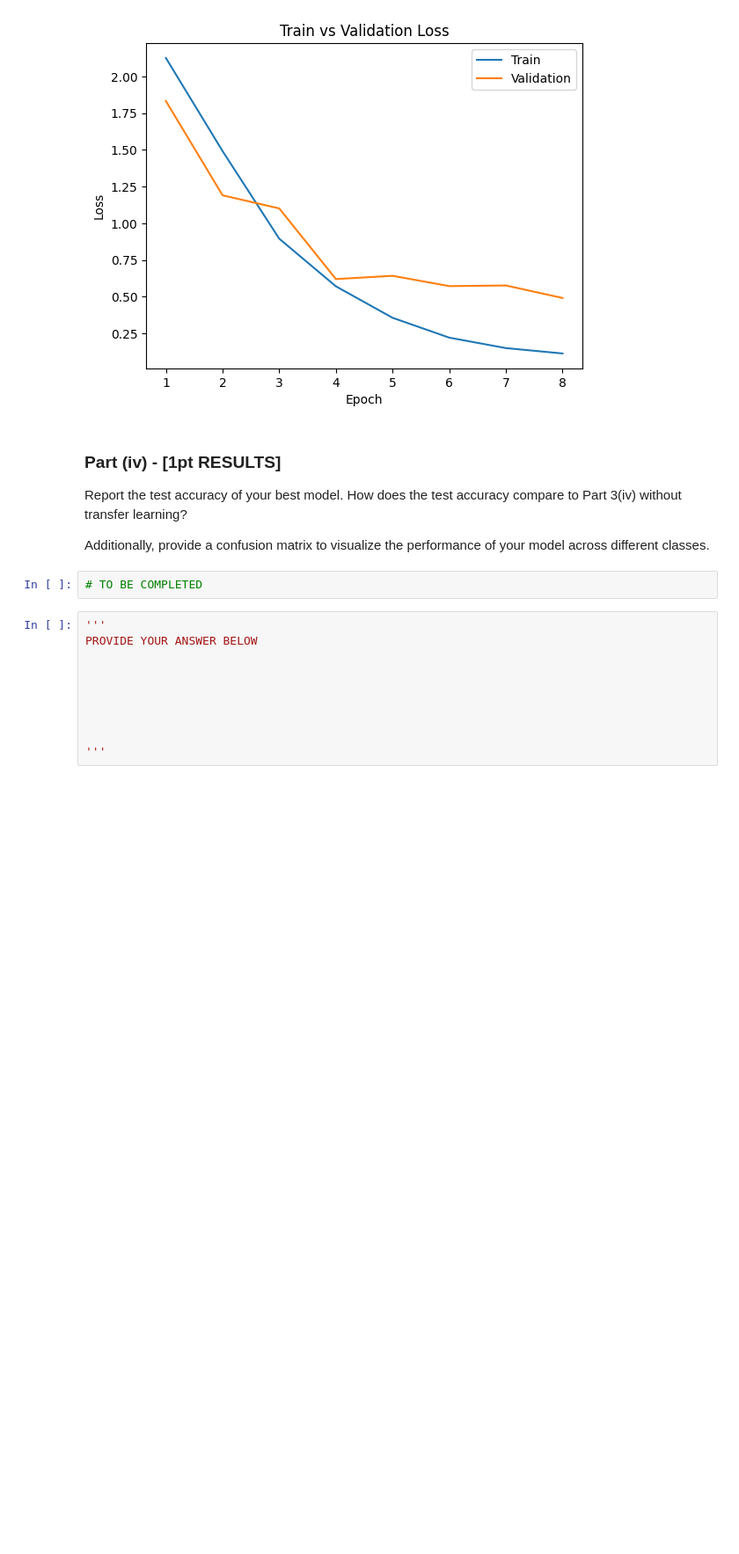
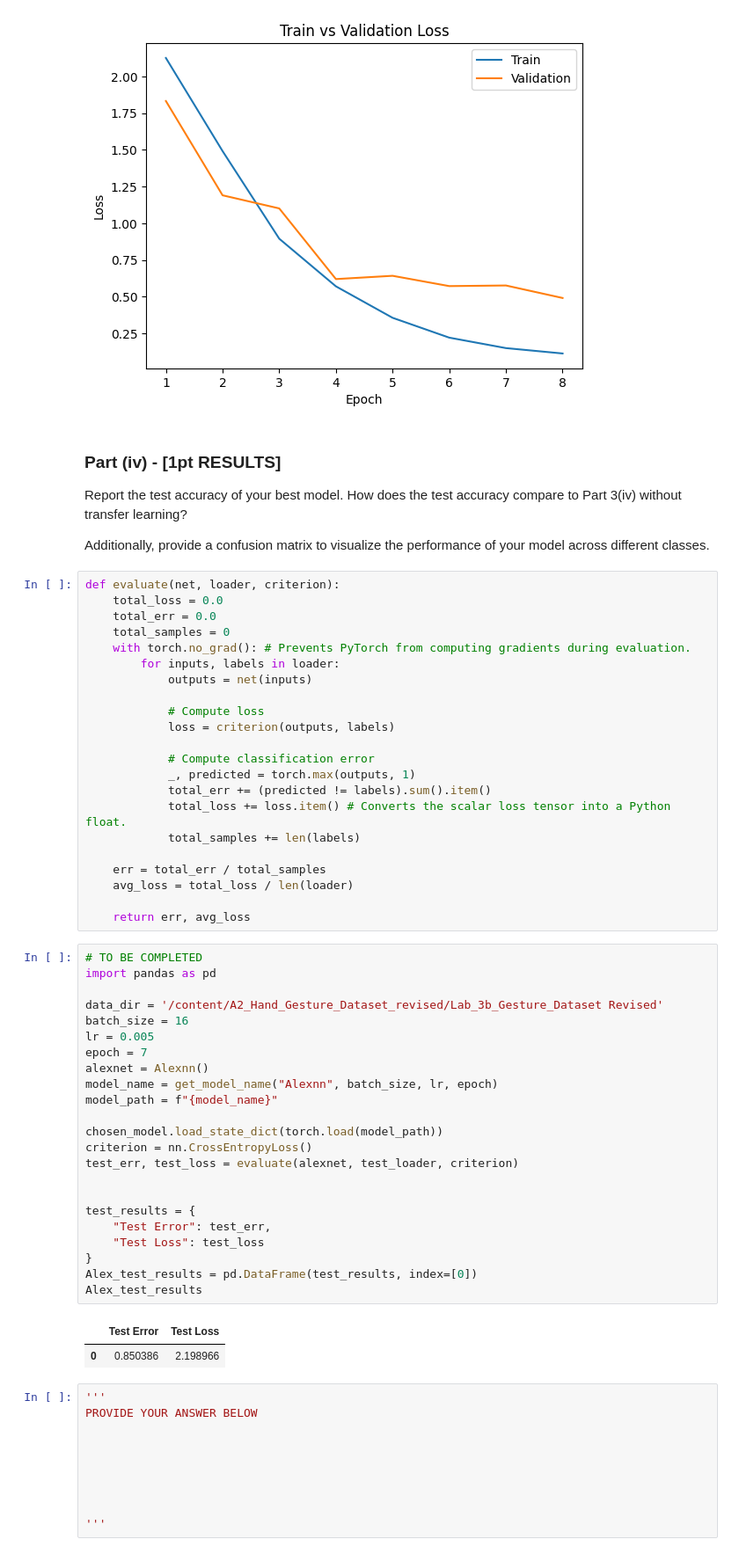
Before and after one commit to Fulankeee/MIE1517-Project-2, a Jupyter notebook: A2.ipynb, the cells around one changed output. Shown at 88% size. Drawn from its saved outputs; the diff is of its cells as text; blank space fills up the shorter version.

```diff
--- a/A2.ipynb
+++ b/A2.ipynb
@@ -1258,8 +1239,54 @@ plot_training_curve(bestmodel)
 Report the test accuracy of your best model. How does the test accuracy compare to Part 3(iv) without transfer learning?
 
 Additionally, provide a confusion matrix to visualize the performance of your model across different classes.
-# %%
-# TO BE COMPLETED
+# %%
+def evaluate(net, loader, criterion):
+    total_loss = 0.0
+    total_err = 0.0
+    total_samples = 0
+    with torch.no_grad(): # Prevents PyTorch from computing gradients during evaluation.
+        for inputs, labels in loader:
+            outputs = net(inputs)
+
+            # Compute loss
+            loss = criterion(outputs, labels)
+
+            # Compute classification error
+            _, predicted = torch.max(outputs, 1)
+            total_err += (predicted != labels).sum().item()
+            total_loss += loss.item() # Converts the scalar loss tensor into a Python float.
+            total_samples += len(labels)
+
+    err = total_err / total_samples
+    avg_loss = total_loss / len(loader)
+
+    return err, avg_loss
+# %%
+# TO BE COMPLETED
+import pandas as pd
+
+data_dir = '/content/A2_Hand_Gesture_Dataset_revised/Lab_3b_Gesture_Dataset Revised'
+batch_size = 16
+lr = 0.005
+epoch = 7
+alexnet = Alexnn()
+model_name = get_model_name("Alexnn", batch_size, lr, epoch)
+model_path = f"{model_name}"
+
+chosen_model.load_state_dict(torch.load(model_path))
+criterion = nn.CrossEntropyLoss()
+test_err, test_loss = evaluate(alexnet, test_loader, criterion)
+
+
+test_results = {
+    "Test Error": test_err,
+    "Test Loss": test_loss
+}
+Alex_test_results = pd.DataFrame(test_results, index=[0])
+Alex_test_results
+# %% [output]
+|  | Test Error | Test Loss |
+| 0 | 0.850386 | 2.198966 |
 # %%
 '''
 PROVIDE YOUR ANSWER BELOW
```
Also changed, not shown: parts of 10 cells of this notebook.
